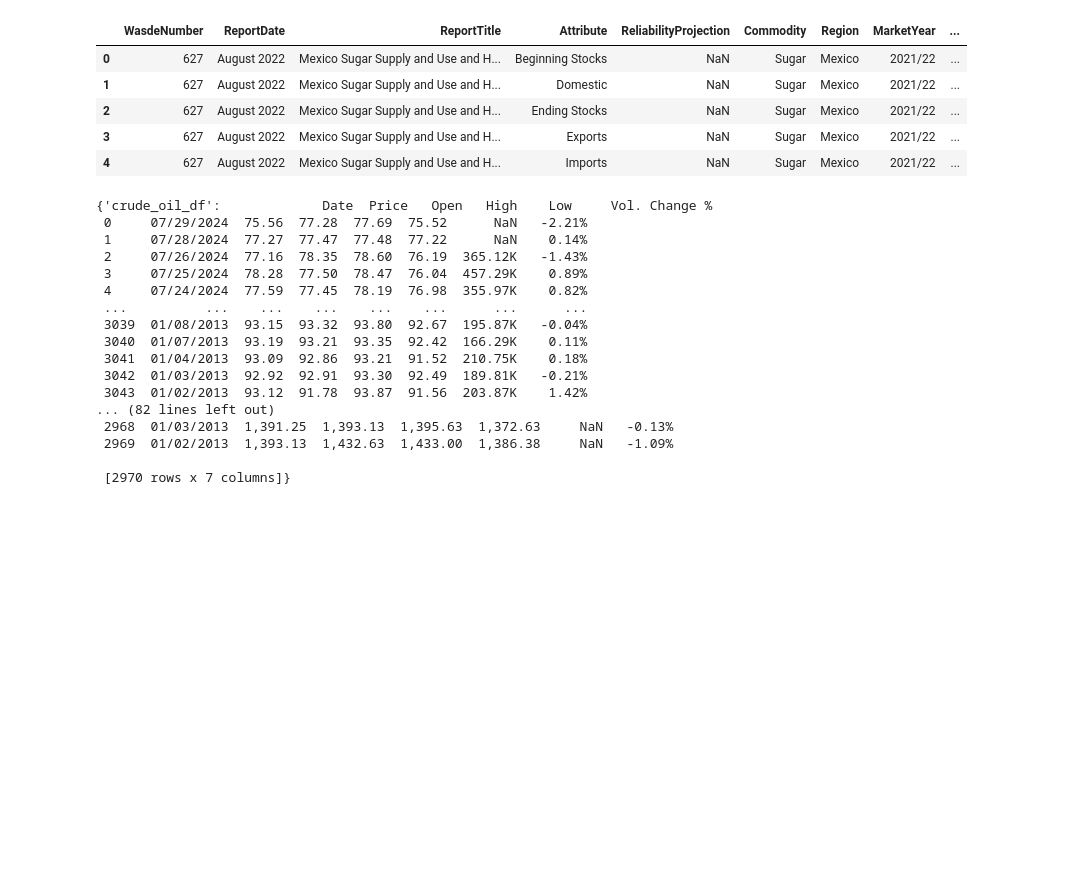
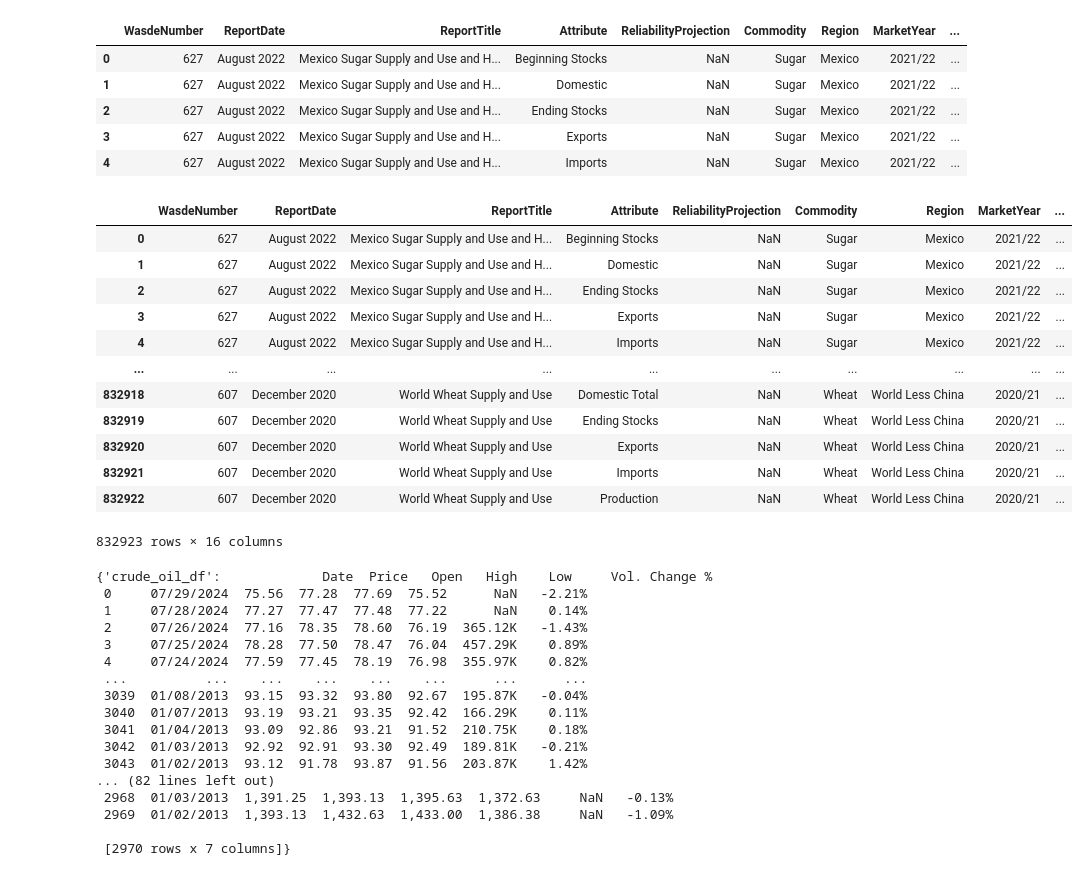
Before and after one commit to DanaMikulinsky/fintechFinalProject, a Jupyter notebook: dataExploration.ipynb, the cells around one changed output. Saved outputs shown, nothing was run; the diff lists cells and outputs as text; code cells hidden in the pictures; blank space fills up the shorter version.

```diff
--- a/dataExploration.ipynb
+++ b/dataExploration.ipynb
@@ -21,5 +20,21 @@ concatenated_df.head()
 | 2 | 627 | August 2022 | Mexico Sugar Supply and Use and H... | Ending Stocks | NaN | Sugar | Mexico | 2021/22 | ... |
 | 3 | 627 | August 2022 | Mexico Sugar Supply and Use and H... | Exports | NaN | Sugar | Mexico | 2021/22 | ... |
 | 4 | 627 | August 2022 | Mexico Sugar Supply and Use and H... | Imports | NaN | Sugar | Mexico | 2021/22 | ... |
+# %%
+concatenated_df
+# %% [output]
+|  | WasdeNumber | ReportDate | ReportTitle | Attribute | ReliabilityProjection | Commodity | Region | MarketYear | ... |
+| 0 | 627 | August 2022 | Mexico Sugar Supply and Use and H... | Beginning Stocks | NaN | Sugar | Mexico | 2021/22 | ... |
+| 1 | 627 | August 2022 | Mexico Sugar Supply and Use and H... | Domestic | NaN | Sugar | Mexico | 2021/22 | ... |
+| 2 | 627 | August 2022 | Mexico Sugar Supply and Use and H... | Ending Stocks | NaN | Sugar | Mexico | 2021/22 | ... |
+| 3 | 627 | August 2022 | Mexico Sugar Supply and Use and H... | Exports | NaN | Sugar | Mexico | 2021/22 | ... |
+| 4 | 627 | August 2022 | Mexico Sugar Supply and Use and H... | Imports | NaN | Sugar | Mexico | 2021/22 | ... |
+| ... | ... | ... | ... | ... | ... | ... | ... | ... | ... |
+| 832918 | 607 | December 2020 | World Wheat Supply and Use | Domestic Total | NaN | Wheat | World Less China | 2020/21 | ... |
+| 832919 | 607 | December 2020 | World Wheat Supply and Use | Ending Stocks | NaN | Wheat | World Less China | 2020/21 | ... |
+| 832920 | 607 | December 2020 | World Wheat Supply and Use | Exports | NaN | Wheat | World Less China | 2020/21 | ... |
+| 832921 | 607 | December 2020 | World Wheat Supply and Use | Imports | NaN | Wheat | World Less China | 2020/21 | ... |
+| 832922 | 607 | December 2020 | World Wheat Supply and Use | Production | NaN | Wheat | World Less China | 2020/21 | ... |
+832923 rows × 16 columns
 # %%
 crude_oil_df = pd.read_csv('data collection/Crude Oil WTI Futures Historical Data - daily data 10 years.csv')
```
Also changed, not shown: parts of 16 cells of this notebook, 2 other files.
